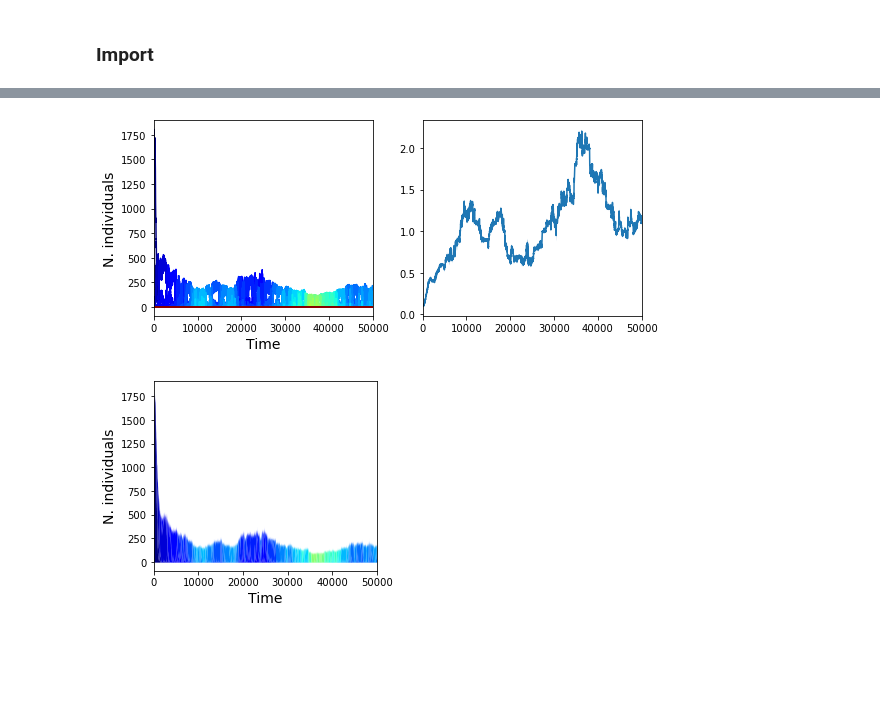
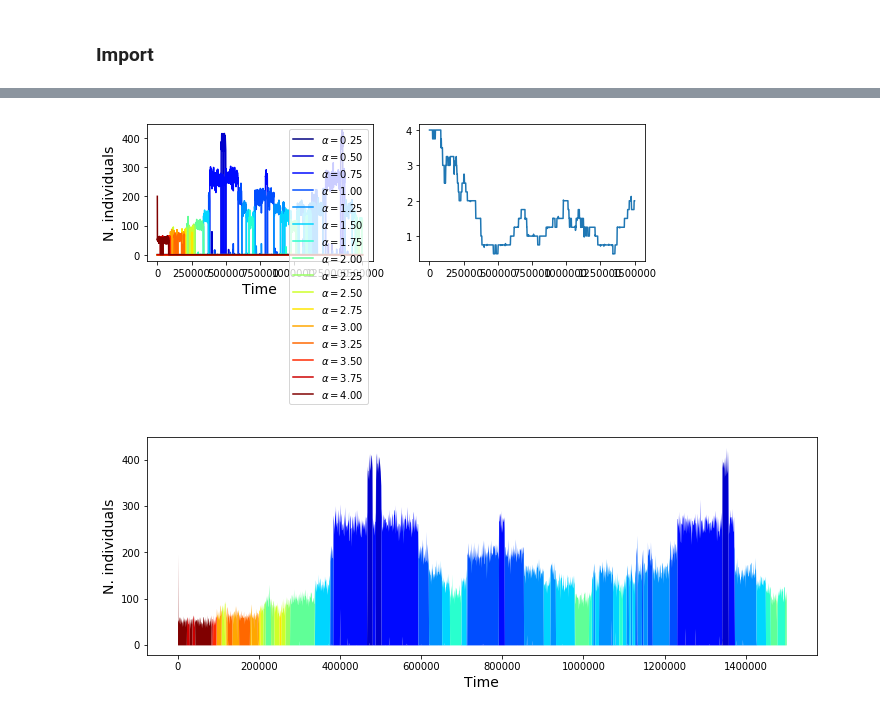
Before and after one commit to amazzoli/PopGenCompetition, a Jupyter notebook: main/Chemostat.ipynb, the cells around one changed output, grey strips where cells are left out. Saved outputs shown, nothing was run; the diff lists cells and outputs as text; code cells hidden in the pictures; blank space fills up the shorter version.

Commit message:
chem evol

```diff
--- a/main/Chemostat.ipynb
+++ b/main/Chemostat.ipynb
@@ -36,4 +38,4 @@ data_dir = '../data/chem_evol_e/'
 params = ut.read_params(data_dir+'param.txt')
 n_states = int(params['alpha_max']/params['delta_alpha'])
 # %%
-traj, labels = ut.read_traj(data_dir+'traj11.txt')
+traj, labels = ut.read_traj(data_dir+'traj1.txt')
@@ -45,39 +67,42 @@ std_alpha_traj = np.sqrt(np.sum(traj[:,1:]*alphas**2, axis=1) / N_traj - av_alph
 # %%
 fig, (ax1, ax2) = plt.subplots(1,2,figsize=(8,3.5))
 colors = plt.cm.jet(np.linspace(0,1,n_states))
-xlim = [0,traj[:,0][-1]]
-#plt.ylim([0,2200])
+#xlim = [0,len(traj[:,0])]
+#xlim = [0,1000]
+#ax1.set_ylim([0,300])
 ax1.set_xlabel('Time',fontsize=14)
 ax1.set_ylabel('N. individuals',fontsize=14)
-ax1.set_xlim(xlim)
+#ax1.set_xlim(xlim)
 for i in range(len(labels)-1):
     ax1.plot(traj[:,0], traj[:,1:][:,i], c=colors[i], label=r'$\alpha=%3.2f$'%((i+1)*params['delta_alpha']))
-#ax1.legend(fontsize=10)
+ax1.legend(fontsize=10)
 
-ax2.set_xlim(xlim)
+#ax2.set_xlim(xlim)
 ax2.plot(traj[:,0], av_alpha_traj)
 ax2.fill_between(traj[:,0], av_alpha_traj-std_alpha_traj/2, av_alpha_traj+std_alpha_traj/2)
 plt.tight_layout()
 #plt.savefig('../plots/LV/traj.png', dpi=200, transparent=True)
 # %% [output]
-[figure, old version]
+[figure, new version]
 # %%
 cumul_av_alpha = np.zeros(len(av_alpha_traj))
 for i in range(len(labels)-1):
     cumul_av_alpha = np.row_stack((cumul_av_alpha, cumul_av_alpha[-1] + traj[:,1:][:,i]))
 # %%
-fig, (ax1) = plt.subplots(1,1,figsize=(4,3.5))
+fig, (ax1) = plt.subplots(1,1,figsize=(12,4))
 colors = plt.cm.jet(np.linspace(0,1,n_states))
-xlim = [0,traj[:,0][-1]]
-#plt.ylim([0,2200])
+#xlim = [32000,34000]
+#plt.ylim([0,200])
 ax1.set_xlabel('Time',fontsize=14)
 ax1.set_ylabel('N. individuals',fontsize=14)
-ax1.set_xlim(xlim)
+#ax1.set_xlim(xlim)
 for i in range(len(labels)-1):
     ax1.fill_between(traj[:,0], cumul_av_alpha[i], cumul_av_alpha[i+1], color=colors[i],lw=0)
 #ax1.legend(fontsize=10)
+
+plt.savefig('chem_evol.png',dpi=200)
 # %% [output]
-[figure, old version]
+[figure, new version]
 # %%
 alphas = np.linspace(params['delta_alpha'], params['alpha_max'], n_states)
 av_av_alpha = np.zeros(len(av_alpha_traj))
```
Also changed, not shown: parts of 14 cells of this notebook, 13 other files.
